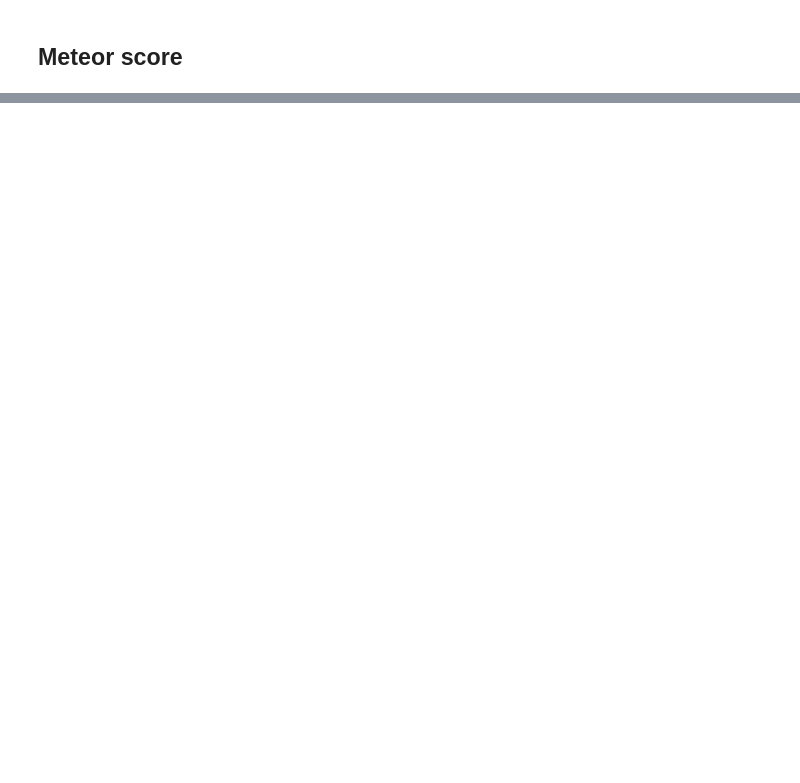
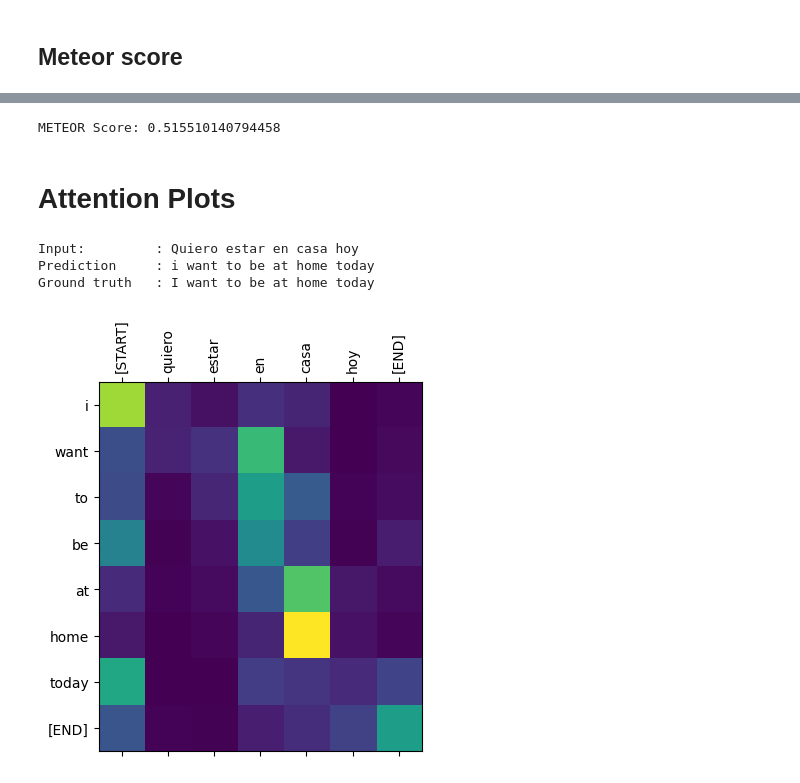
Before and after one commit to Psancs05/NMT-system, a Jupyter notebook: evalGPU.ipynb, the cells around one changed output, grey strips where cells are left out. Saved outputs shown, nothing was run; the diff lists cells and outputs as text; code cells hidden in the pictures; blank space fills up the shorter version.

Commit message:
Attn plots

```diff
--- a/evalGPU.ipynb
+++ b/evalGPU.ipynb
@@ -378,6 +384,7 @@ def translate_beam(sentence, context_processor, target_processor, model, max_tok
   # Convert decoder sentence to TensorArray for feed the model
   output_tensor = tf.TensorArray(dtype=tf.int64, size=0, dynamic_size=True)
   output_tensor = output_tensor.write(0, start_token)
+  output_tensor.mark_used()
 
   # Define params for beam search
   active_beams = [(start_token.numpy(), 0.0)]  # Each beam is a pair of (tokens, score)
@@ -402,7 +409,7 @@ def translate_beam(sentence, context_processor, target_processor, model, max_tok
 
       # Check if any of the active beams have produced an end token
       # completed_beams = [(beam for beam in active_beams if beam[0][-1] == end_token) or (beam for beam in active_beams if beam[0][-1] == dot_token)]
-      completed_beams = [beam for beam in active_beams if (beam[0][-1] == end_token or beam[0][-1] == dot_token)]
+      completed_beams = [beam for beam in active_beams if beam[0][-1] == end_token]
       active_beams = [beam for beam in active_beams if beam not in completed_beams]
 
       # Add the completed beams to a final hypotheses list
@@ -415,7 +422,10 @@ def translate_beam(sentence, context_processor, target_processor, model, max_tok
   # Sort the final output by the log error
   final_beams.sort(key=lambda x: x[1], reverse=True)
   # Get the best translation
-  output = final_beams[0][0]
+  if len(final_beams) == 0:
+    output = active_beams[0][0]
+  else:
+    output = final_beams[0][0]
   output = tf.convert_to_tensor([output], dtype=tf.int64)
 
   # Detokenize the output sentence
@@ -470,3 +479,0 @@ with open('eval/europarl-v7.it-en.it', 'r') as f:
-# %%
-a = data_en[-256:]
-b = data_it[-256:]
@@ -516,0 +580,46 @@ print("METEOR Score:", meteor_score)
+# %%
+meteor_score = calculate_meteor_score(esp, translations)
+print("METEOR Score:", meteor_score)
+# %% [output]
+METEOR Score: 0.515510140794458
+# %% [markdown]
+# Attention Plots
+# %%
+sentence = 'Quiero estar en casa hoy'
+ground_truth = 'I want to be at home today'
+
+translated_text, lookup, attention_weigths = translate_beam(sentence, context_text_processor, target_text_processor, model)
+print_translation(sentence, translated_text, ground_truth)
+# %% [output]
+Input:         : Quiero estar en casa hoy
+Prediction     : i want to be at home today
+Ground truth   : I want to be at home today
+# %%
+head = 0
+# Shape: `(batch=1, num_heads, seq_len_q, seq_len_k)`.
+attention_heads = tf.squeeze(attention_weigths, 0)
+attention = attention_heads[head]
+
+in_tokens = tf.convert_to_tensor([sentence])
+in_tokens = context_text_processor(in_tokens).to_tensor()
+
+def plot_attention_head(in_tokens, translated_sentence, attention, context_processor):
+  # The model didn't generate `<START>` in the output. Skip it.
+  translated_tokens = translated_sentence[2:]
+  vocab_context = context_processor.get_vocabulary()
+
+  ax = plt.gca()
+  ax.matshow(attention)
+  ax.set_xticks(range(len(in_tokens.numpy()[0])))
+  ax.set_yticks(range(len(translated_tokens)))
+
+  x_labels = [vocab_context[a] for token in in_tokens.numpy() for a in token]
+  ax.set_xticklabels(
+      x_labels, rotation=90)
+
+  y_labels = [token.numpy().decode('utf-8') for token in translated_tokens]
+  ax.set_yticklabels(y_labels)
+
+plot_attention_head(in_tokens, lookup, attention, context_text_processor)
+# %% [output]
+[figure, added]
```
Also changed, not shown: parts of 22 cells of this notebook.
